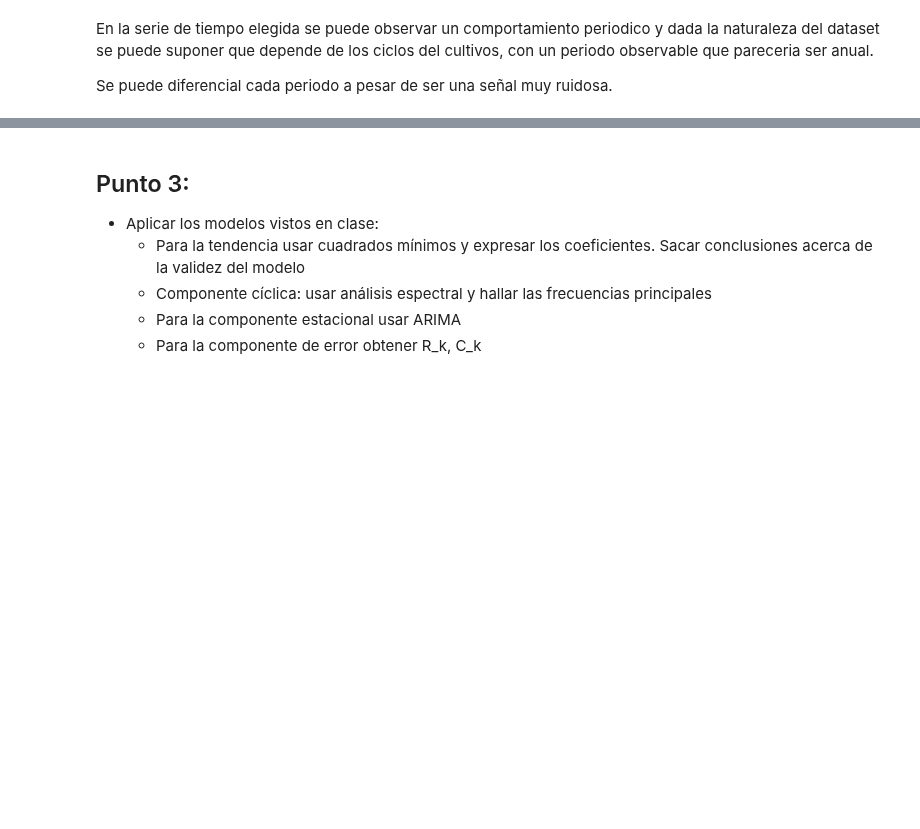
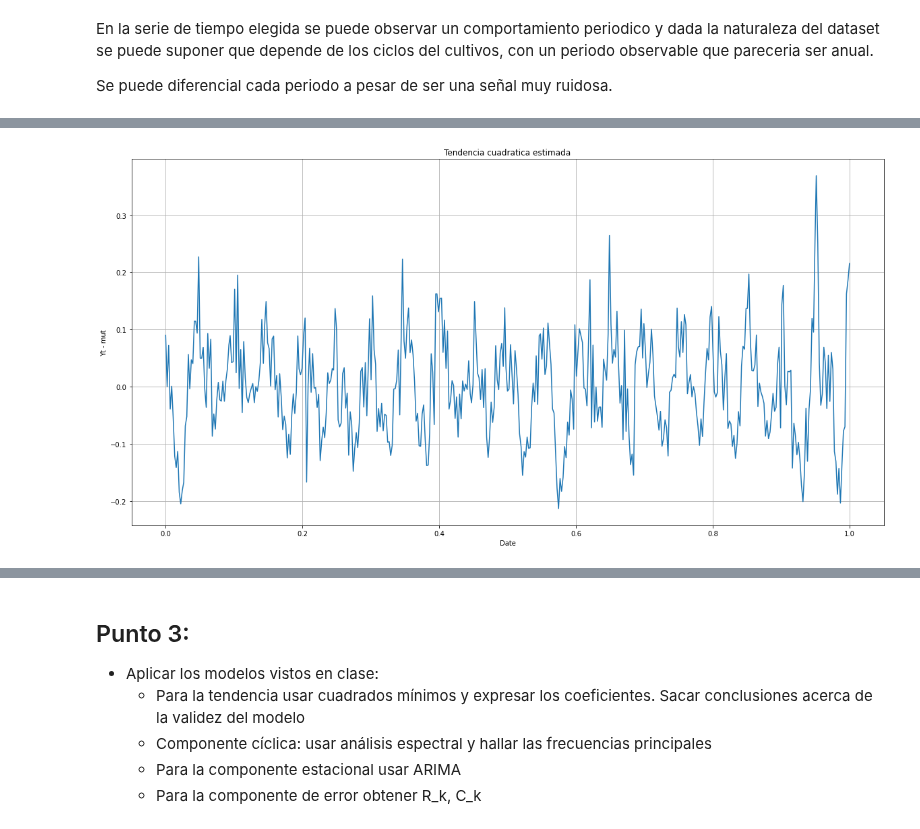
Before and after one commit to AguAcerbo/Carrera-de-Especializacion-en-IA, a Jupyter notebook: B5-Time_Series_Analysis/Trabajo Final TSA/Trabajo Final TSA.ipynb, the cells around one changed output, grey strips where cells are left out. Cells and saved outputs as stored; diff of their text form; code cells hidden in the pictures; blank space fills up the shorter version.

```diff
--- a/B5-Time_Series_Analysis/Trabajo Final TSA/Trabajo Final TSA.ipynb
+++ b/B5-Time_Series_Analysis/Trabajo Final TSA/Trabajo Final TSA.ipynb
@@ -204,0 +237,11 @@ plt.show()
+# %%
+fig, ax = plt.subplots(1,figsize=(20, 10))
+ax.plot(x, Q)
+ax.plot(x,Q)
+ax.set_title("Tendencia cuadratica estimada")
+ax.set_xlabel("Date")
+ax.set_ylabel("Yt - mut")
+ax.grid(True)
+plt.show()
+# %% [output]
+[figure, added]
```
Also changed, not shown: parts of 29 cells of this notebook.
